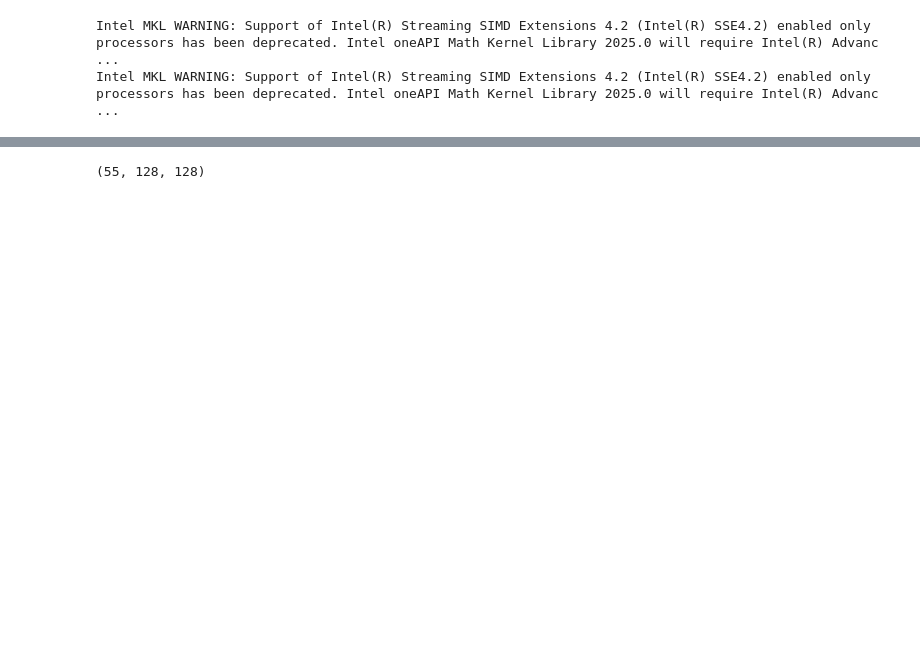
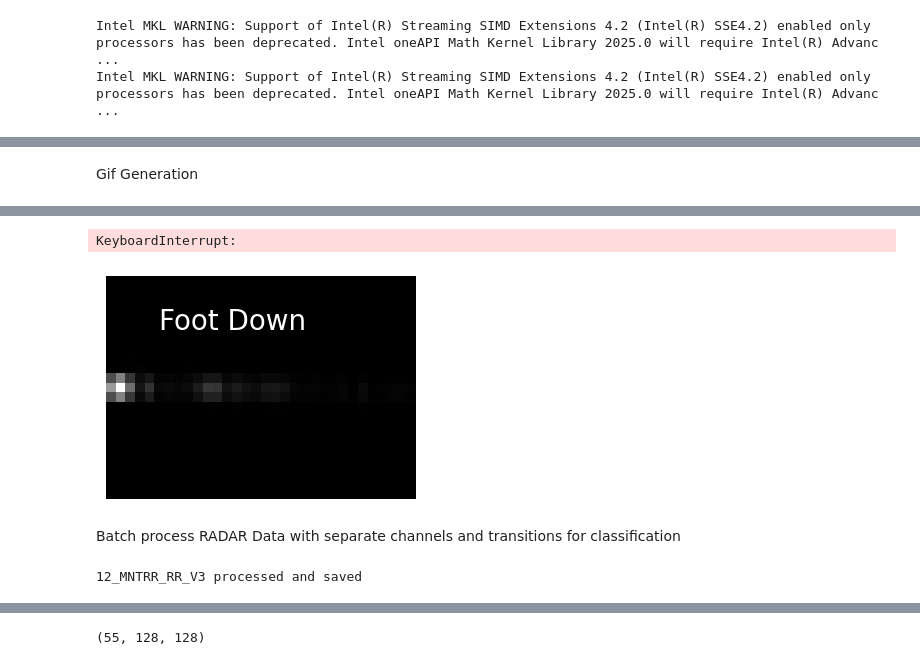
Before and after one commit to CopelandMIT/RADARTreePose, a Jupyter notebook: main.ipynb, the cells around one changed output, grey strips where cells are left out. Saved outputs shown, nothing was run; the diff lists cells and outputs as text; code cells hidden in the pictures; blank space fills up the shorter version.

Commit message:
more code, gif generation, etc

```diff
--- a/main.ipynb
+++ b/main.ipynb
@@ -14,0 +20,14 @@ Intel MKL WARNING: Support of Intel(R) Streaming SIMD Extensions 4.2 (Intel(R) S
+# %%
+# Usage example:
+base_file_path = '/Users/danielcopeland/Library/CloudStorage/OneDrive-MassachusettsInstituteofTechnology/Yoga_Study_MOCAP_FP_Data/04/04_MNTRL_MC_V1.tsv'
+radar_file_path = "/Volumes/FourTBLacie/Yoga_Study_RADAR_Data_Renamed/04/04_MNTRL_RR_V1.h5"
+fp_data_capture = FPDataCapture(base_file_path)
+lift_times, down_times = fp_data_capture.identify_foot_lift()
+# Now you can access the times directly
+# print(f"Foot Lift Times: {lift_times}")
+# print(f"Foot Down Times: {down_times}")
+
+fp_data_capture.convert_force_plate_time_to_frames()
+
+# print(f"Foot Lift FRAMES: {fp_data_capture.foot_lift_frames_after_actuator}")
+# print(f"Foot Down FRAMES: {fp_data_capture.foot_down_frames_after_actuator}")
@@ -14,0 +54,12 @@ Intel MKL WARNING: Support of Intel(R) Streaming SIMD Extensions 4.2 (Intel(R) S
+# %%
+radar_file_path = "/Volumes/FourTBLacie/Yoga_Study_RADAR_Data_Renamed/12/12_MNTRR_RR_V3.h5"
+# Initialize the FMCWRADARDataCapture object
+test_data = FMCWRADARDataCapture(file_path=radar_file_path)
+
+# Load and save the data
+dataCubes = test_data.load_and_save()
+
+print(dataCubes.shape)
+
+# Process the data with Range-Doppler processing
+processed_data = test_data.range_doppler_processing(dataCubes)
@@ -14,0 +115,8 @@ Intel MKL WARNING: Support of Intel(R) Streaming SIMD Extensions 4.2 (Intel(R) S
+# %% [markdown]
+Gif Generation
+# %%
+gif_filename = radar_file_path.split("/")[-1].split(".")[0] + "__" + str(datetime.now()) + '.gif'
+print(gif_filename)
+gif_path = test_data.create_gif(processed_data[0], gif_filename, fp_data_capture)
+print(f"GIF saved to {gif_path}")
+# %% [output]
@@ -14,0 +124,44 @@ Intel MKL WARNING: Support of Intel(R) Streaming SIMD Extensions 4.2 (Intel(R) S
+KeyboardInterrupt:
+[figure, added]
+# %% [markdown]
+Batch process RADAR Data with separate channels and transitions for classification
+# %%
+# Define the lists of parameters
+participants = ['01', '02', '03', '04', '05', '08', '10', '12', '13', '14', '15', '16', '18', '22', '24']
+participants = ['12']
+movements = ["CT2CW", "FF2MN","CRW2R", "CRW2L", "MNTRL", "MNTRR"]
+movements = ["MNTRR"]
+versions = ["V1", "V2", "V3"]
+versions = ["V3"]
+
+output_folder_path = "/Volumes/FourTBLaCie/Yoga_Study_RADAR_Channel_Tx_LogScale"
+
+problem_list = []
+
+# Loop over each combination of participant, movement, and version
+for participant in participants:
+    for movement in movements:
+        for version in versions:
+            # Construct file paths
+            RADAR_capture = f"{participant}_{movement}_RR_{version}"
+
+            radar_file_path = f"/Volumes/DANS SAND/Yoga_Study_RADAR_Data_Renamed/{participant}/{RADAR_capture}.h5"
+
+            try:
+                # Initialize the FMCWRADARDataCapture object
+                RADAR_object = FMCWRADARDataCapture(file_path=radar_file_path)
+            except Exception as e:
+                problem_list.append((RADAR_capture, e))
+                continue
+
+            # Load and save the data
+            dataCubes = RADAR_object.load_and_save()
+
+            # Process the data with Range-Doppler processing
+            processed_data = RADAR_object.range_doppler_processing(dataCubes)
+
+            file_name = radar_file_path.split("/")[-1].split(".")[0]
+
+            RADAR_object.process_and_save_channels_tx_separately(data=processed_data, output_folder_path=output_folder_path, file_name=file_name)
+# %% [output]
+12_MNTRR_RR_V3 processed and saved
```
Also changed, not shown: parts of 63 cells of this notebook, 4 other files.
